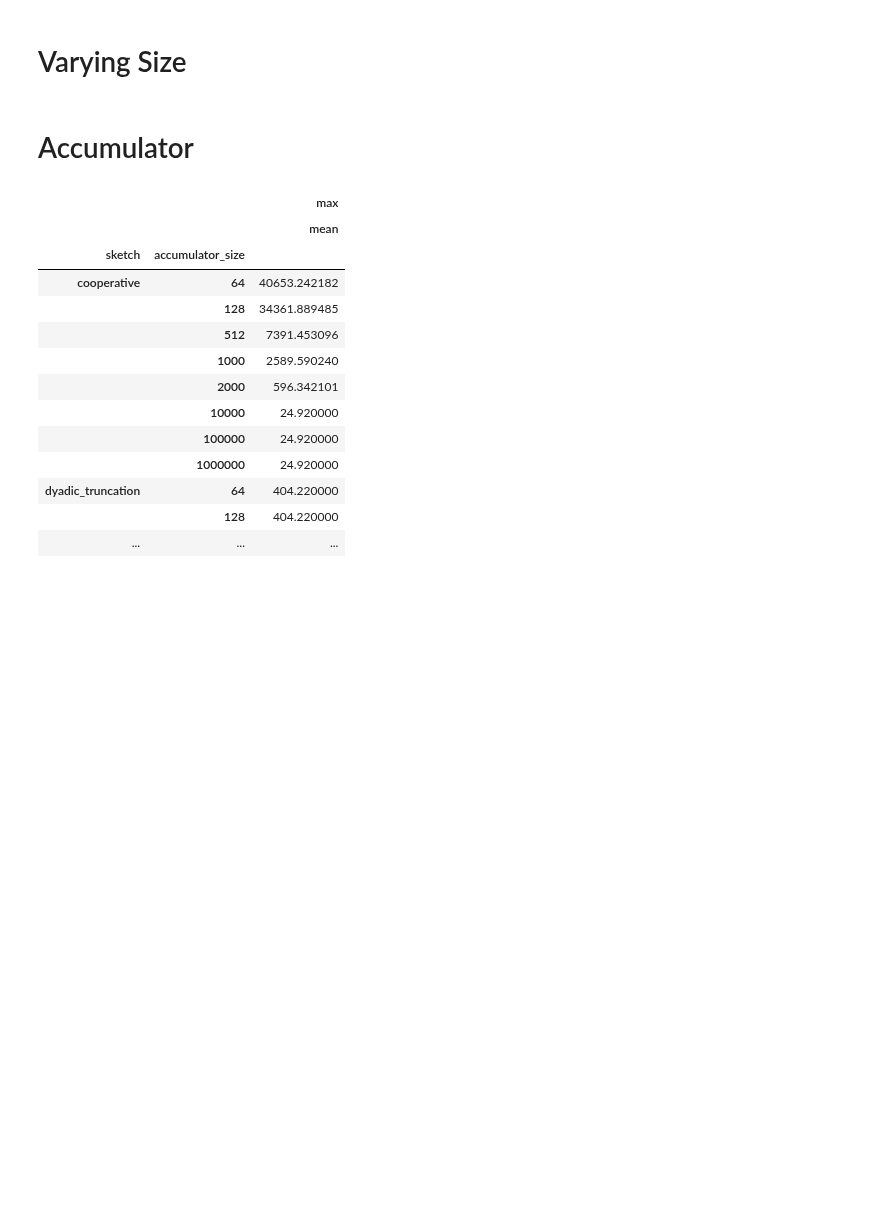
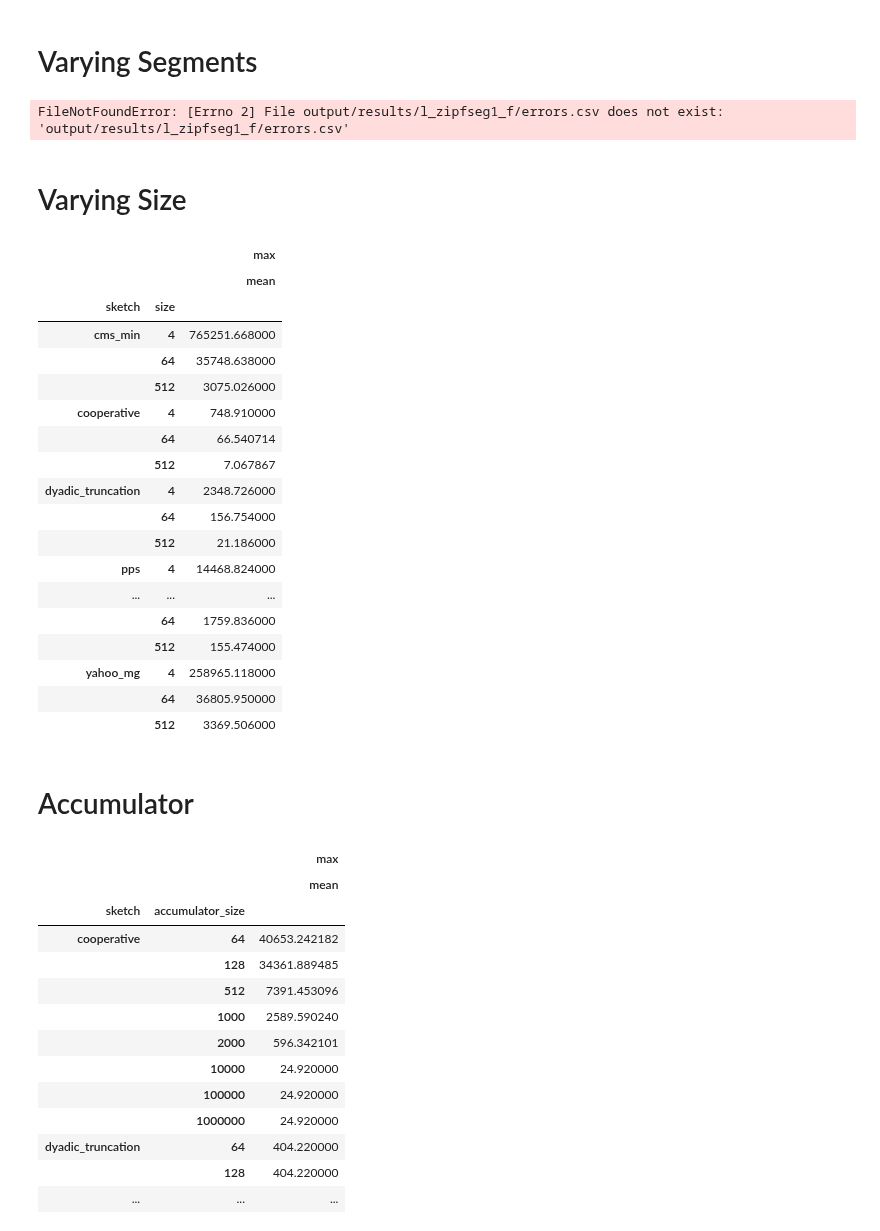
Before and after one commit to stanford-futuredata/sketchstore, a Jupyter notebook: python/notebooks/Local Experiments.ipynb, the cells around one changed output. Cells and saved outputs as stored; diff of their text form; code cells hidden in the pictures; blank space fills up the shorter version.

```diff
--- a/python/notebooks/Local Experiments.ipynb
+++ b/python/notebooks/Local Experiments.ipynb
@@ -294,10 +294,50 @@ fig.show()
 # %% [output]
 [drawing not drawn]
 [drawing not drawn]
+# %% [markdown]
+# Varying Segments
+# %%
+enames = [
+    "l_zipf_f",
+    "l_zipfseg1_f",
+    "l_zipfseg2_f"
+]
+dfs = [
+    pd.read_csv(get_error_file(en))
+    for en in enames
+]
+# %% [output]
+FileNotFoundError: [Errno 2] File output/results/l_zipfseg1_f/errors.csv does not exist: 'output/results/l_zipfseg1_f/errors.csv'
 # %% [markdown]
 # Varying Size
 # %%
 df = pd.read_csv(get_error_file("l_zipfsize_f"))
+# %%
+df_sel = df[df["query_len"] == 512]
+# %%
+df_sel.groupby(["sketch", "size"]).aggregate({
+    "max": ["mean"]
+})
+# %% [output]
+|  |  | max |
+|  |  | mean |
+| sketch | size |  |
+| cms_min | 4 | 765251.668000 |
+|  | 64 | 35748.638000 |
+|  | 512 | 3075.026000 |
+| cooperative | 4 | 748.910000 |
+|  | 64 | 66.540714 |
+|  | 512 | 7.067867 |
+| dyadic_truncation | 4 | 2348.726000 |
+|  | 64 | 156.754000 |
+|  | 512 | 21.186000 |
+| pps | 4 | 14468.824000 |
+| ... | ... | ... |
+|  | 64 | 1759.836000 |
+|  | 512 | 155.474000 |
+| yahoo_mg | 4 | 258965.118000 |
+|  | 64 | 36805.950000 |
+|  | 512 | 3369.506000 |
 # %% [markdown]
 # Accumulator
 # %%
```
Also changed, not shown: parts of 2 cells of this notebook, 2 other files.
